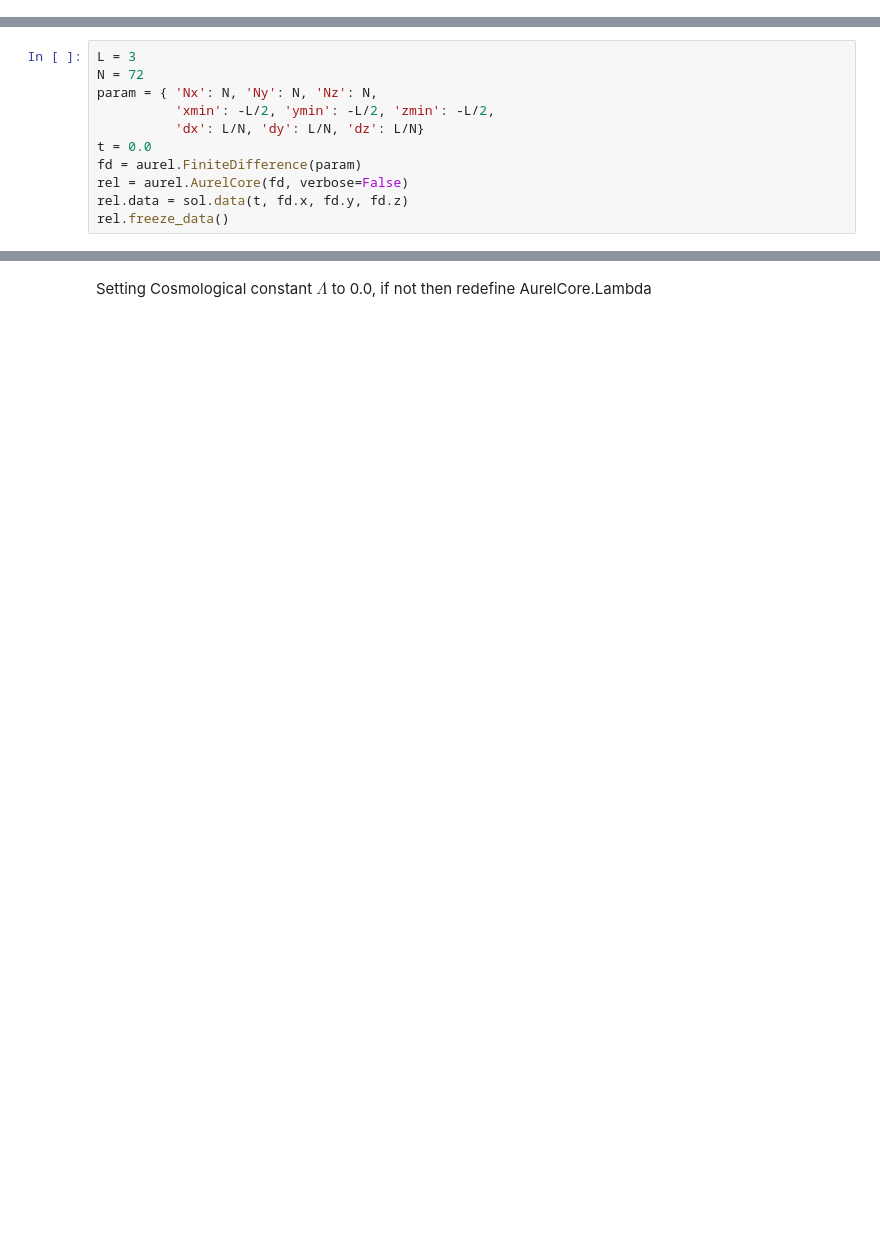
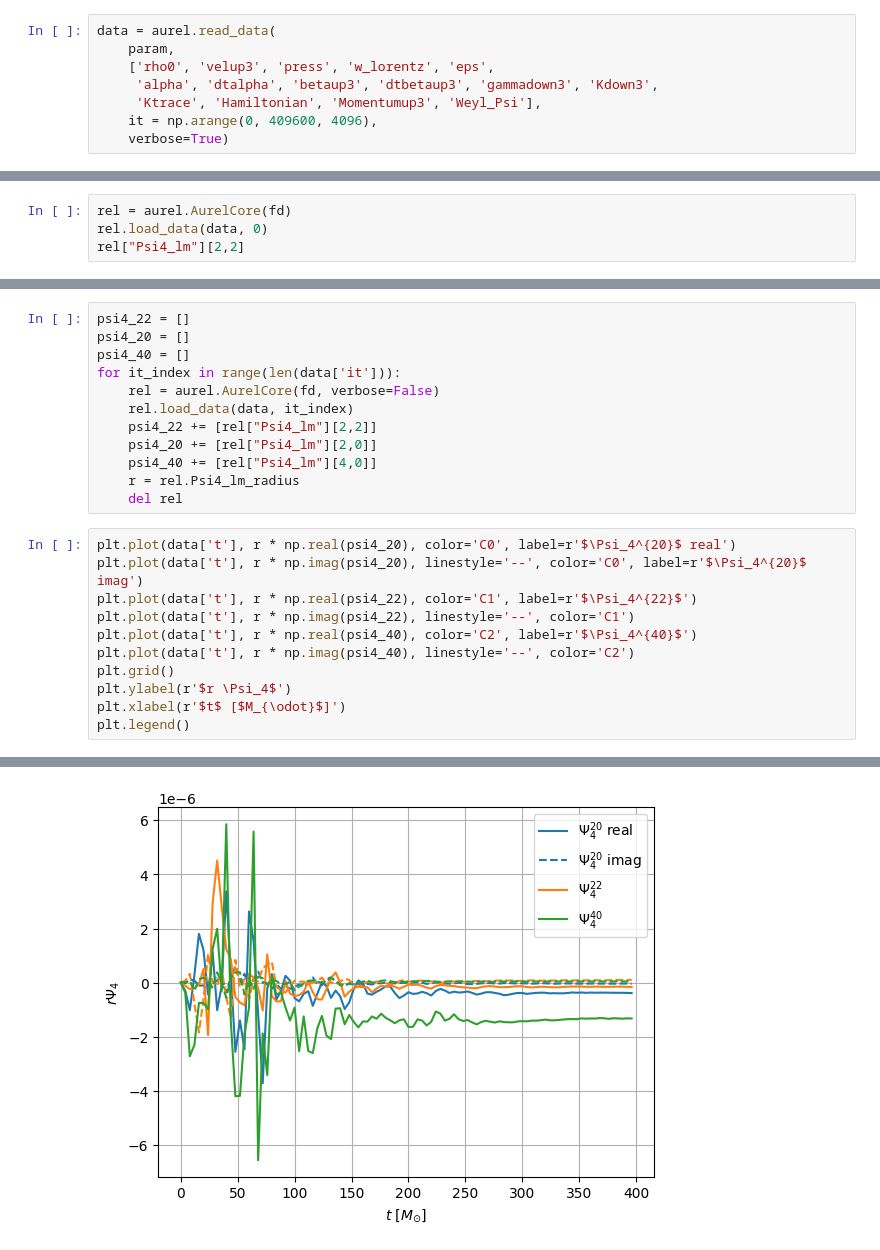
Before and after one commit to robynlm/aurel, a Jupyter notebook: notebooks/GW.ipynb, the cells around one changed output, grey strips where cells are left out. Cells and saved outputs as stored; diff of their text form; blank space fills up the shorter version.

Commit message:
reading weyl scalar 4

```diff
--- a/notebooks/GW.ipynb
+++ b/notebooks/GW.ipynb
@@ -6,0 +26,8 @@ import spinsfast
+# %%
+data = aurel.read_data(
+    param,
+    ['rho0', 'velup3', 'press', 'w_lorentz', 'eps',
+     'alpha', 'dtalpha', 'betaup3', 'dtbetaup3', 'gammadown3', 'Kdown3',
+     'Ktrace', 'Hamiltonian', 'Momentumup3', 'Weyl_Psi'],
+    it = np.arange(0, 409600, 4096),
+    verbose=True)
@@ -6,0 +38,4 @@ import spinsfast
+# %%
+rel = aurel.AurelCore(fd)
+rel.load_data(data, 0)
+rel["Psi4_lm"][2,2]
@@ -7,12 +47,24 @@ import spinsfast
+# %%
+psi4_22 = []
+psi4_20 = []
+psi4_40 = []
+for it_index in range(len(data['it'])):
+    rel = aurel.AurelCore(fd, verbose=False)
+    rel.load_data(data, it_index)
+    psi4_22 += [rel["Psi4_lm"][2,2]]
+    psi4_20 += [rel["Psi4_lm"][2,0]]
+    psi4_40 += [rel["Psi4_lm"][4,0]]
+    r = rel.Psi4_lm_radius
+    del rel
 # %%
-L = 3
-N = 72
-param = { 'Nx': N, 'Ny': N, 'Nz': N,
-          'xmin': -L/2, 'ymin': -L/2, 'zmin': -L/2,
-          'dx': L/N, 'dy': L/N, 'dz': L/N}
-t = 0.0
-fd = aurel.FiniteDifference(param)
-rel = aurel.AurelCore(fd, verbose=False)
-rel.data = sol.data(t, fd.x, fd.y, fd.z)
-rel.freeze_data()
+plt.plot(data['t'], r * np.real(psi4_20), color='C0', label=r'$\Psi_4^{20}$ real')
+plt.plot(data['t'], r * np.imag(psi4_20), linestyle='--', color='C0', label=r'$\Psi_4^{20}$ imag')
+plt.plot(data['t'], r * np.real(psi4_22), color='C1', label=r'$\Psi_4^{22}$')
+plt.plot(data['t'], r * np.imag(psi4_22), linestyle='--', color='C1')
+plt.plot(data['t'], r * np.real(psi4_40), color='C2', label=r'$\Psi_4^{40}$')
+plt.plot(data['t'], r * np.imag(psi4_40), linestyle='--', color='C2')
+plt.grid()
+plt.ylabel(r'$r \Psi_4$')
+plt.xlabel(r'$t$ [$M_{\odot}$]')
+plt.legend()
 # %% [output]
@@ -20 +72 @@ rel.freeze_data()
-Setting Cosmological constant $\Lambda$ to 0.0, if not then redefine AurelCore.Lambda
+[figure, added]
```
Also changed, not shown: parts of 7 cells of this notebook, 5 other files.
